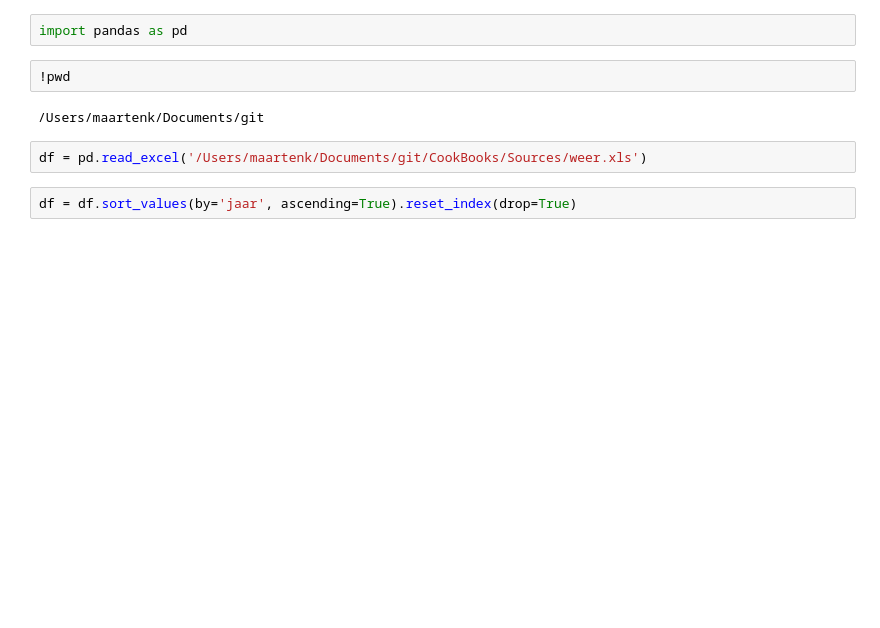
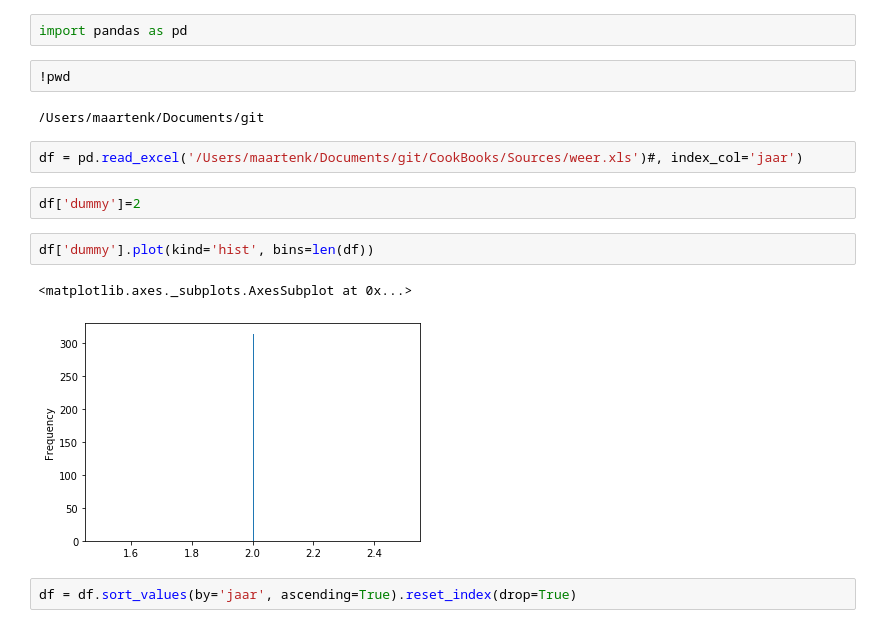
Before and after one commit to MaartenKool/CookBooks, a Jupyter notebook: Untitled4.ipynb, the cells around one changed output. Drawn from its saved outputs; the diff is of its cells as text; blank space fills up the shorter version.

```diff
--- a/Untitled4.ipynb
+++ b/Untitled4.ipynb
@@ -5,6 +5,13 @@ import pandas as pd
 # %% [output]
 /Users/maartenk/Documents/git
 # %%
-df = pd.read_excel('/Users/maartenk/Documents/git/CookBooks/Sources/weer.xls')
+df = pd.read_excel('/Users/maartenk/Documents/git/CookBooks/Sources/weer.xls')#, index_col='jaar')
+# %%
+df['dummy']=2
+# %%
+df['dummy'].plot(kind='hist', bins=len(df))
+# %% [output]
+<matplotlib.axes._subplots.AxesSubplot at 0x...>
+[figure, added]
 # %%
 df = df.sort_values(by='jaar', ascending=True).reset_index(drop=True)
```
Also changed, not shown: parts of 9 cells of this notebook, 1 other file.
